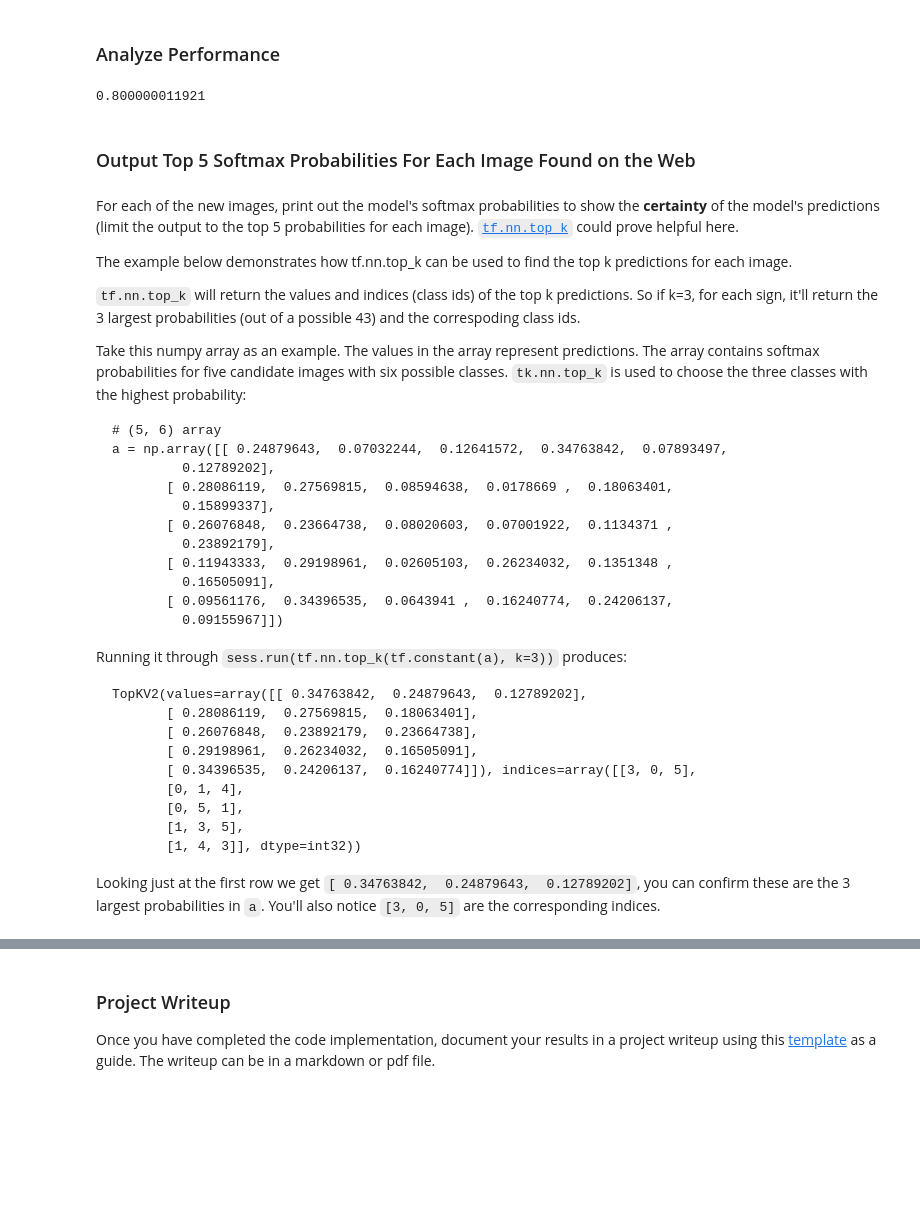
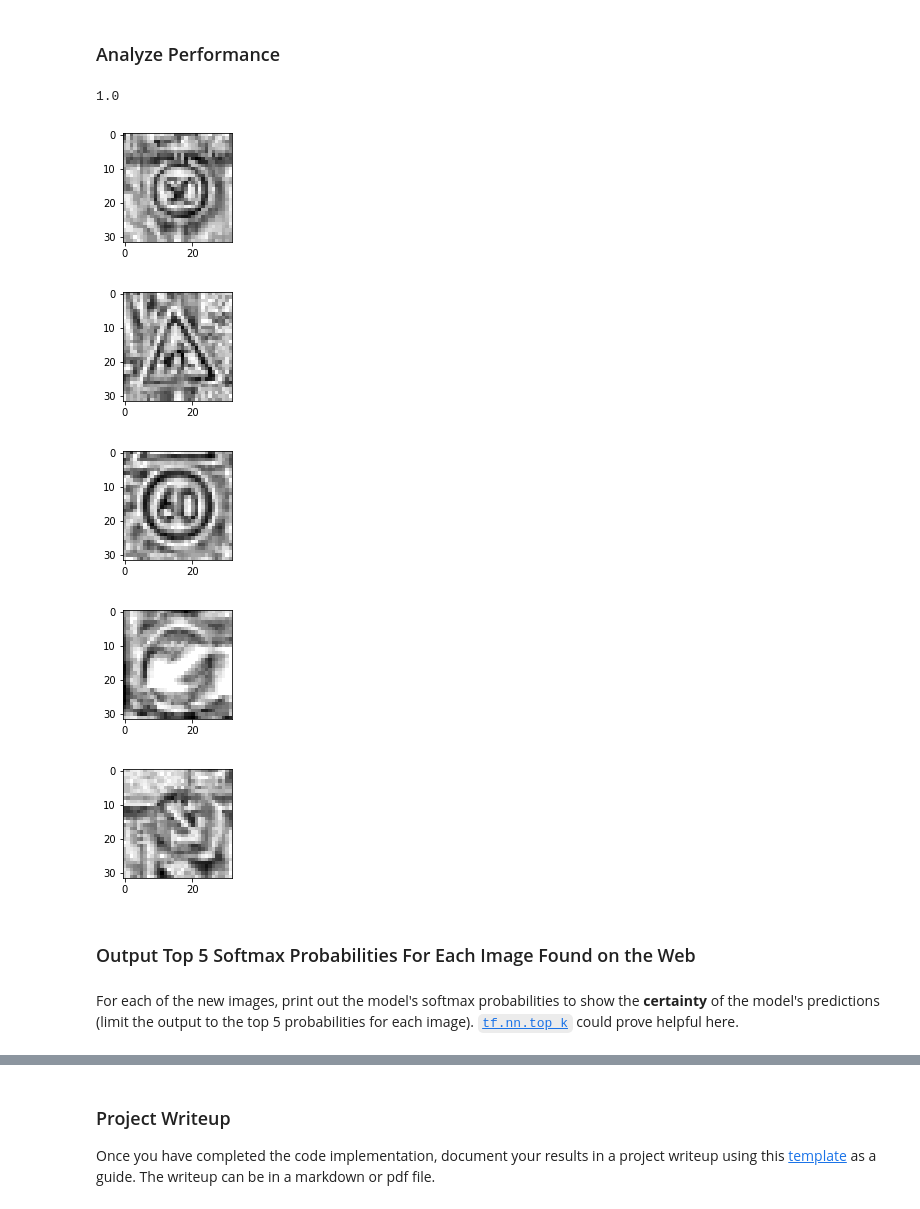
Before and after one commit to AhmedMYassin/Traffic-Sign-Classifier, a Jupyter notebook: Traffic_Sign_Classifier.ipynb, the cells around one changed output, grey strips where cells are left out. Saved outputs shown, nothing was run; the diff lists cells and outputs as text; code cells hidden in the pictures; blank space fills up the shorter version.

````diff
--- a/Traffic_Sign_Classifier.ipynb
+++ b/Traffic_Sign_Classifier.ipynb
@@ -410,74 +412,50 @@ Test Accuracy = 0.934
 ### For example, if the model predicted 1 out of 5 signs correctly, it's 20% accurate on these new images.
 import cv2
 import os, random
 # TODO: Fill this in based on where you saved the training and testing data
 
 test_DE_dir = "GTSRB_Training/Final_Training/Images/"
 
 X_DE_test = []
 Y_DE_test = []
 
 for index in range(5):
     foldername = random.choice(os.listdir(test_DE_dir))
     folder_path = os.path.join(test_DE_dir, foldername)
     filename = random.choice(os.listdir(folder_path))
     img = cv2.imread(os.path.join(folder_path,filename))
     if img is not None:
         img = cv2.resize(img, (32, 32))
         X_DE_test.append(img)
         class_id = foldername.replace("0","");
         if(class_id == ""):
             class_id = "0"
         Y_DE_test.append(int(class_id))
 
 X_DE_test = preprocess(X_DE_test)
 
+for index in range(5):
+    img = X_DE_test[index].squeeze()
+    plt.figure(figsize=(2,2))
+    plt.imshow(img,cmap='gray')
+    f_path = "examples/DE_image" + str(index) + ".png"
+    plt.savefig(f_path)
+
 with tf.Session() as sess:
     saver.restore(sess, tf.train.latest_checkpoint('.'))
     test_loss, test_accuracy = evaluate(X_DE_test, Y_DE_test)
     print(test_accuracy)
 # %% [output]
-0.800000011921
+1.0
+[figure, added]
+[figure, added]
+[figure, added]
+[figure, added]
+[figure, added]
 # %% [markdown]
 ### Output Top 5 Softmax Probabilities For Each Image Found on the Web
-# %% [markdown]
-For each of the new images, print out the model's softmax probabilities to show the **certainty** of the model's predictions (limit the output to the top 5 probabilities for each image). [`tf.nn.top_k`](https://www.tensorflow.org/versions/r0.12/api_docs/python/nn.html#top_k) could prove helpful here.
-
-The example below demonstrates how tf.nn.top_k can be used to find the top k predictions for each image.
-
-`tf.nn.top_k` will return the values and indices (class ids) of the top k predictions. So if k=3, for each sign, it'll return the 3 largest probabilities (out of a possible 43) and the correspoding class ids.
-
-Take this numpy array as an example. The values in the array represent predictions. The array contains softmax probabilities for five candidate images with six possible classes. `tk.nn.top_k` is used to choose the three classes with the highest probability:
-
-```
-# (5, 6) array
-a = np.array([[ 0.24879643,  0.07032244,  0.12641572,  0.34763842,  0.07893497,
-         0.12789202],
-       [ 0.28086119,  0.27569815,  0.08594638,  0.0178669 ,  0.18063401,
-         0.15899337],
-       [ 0.26076848,  0.23664738,  0.08020603,  0.07001922,  0.1134371 ,
-         0.23892179],
-       [ 0.11943333,  0.29198961,  0.02605103,  0.26234032,  0.1351348 ,
-         0.16505091],
-       [ 0.09561176,  0.34396535,  0.0643941 ,  0.16240774,  0.24206137,
-         0.09155967]])
-```
-
-Running it through `sess.run(tf.nn.top_k(tf.constant(a), k=3))` produces:
-
-```
-TopKV2(values=array([[ 0.34763842,  0.24879643,  0.12789202],
-       [ 0.28086119,  0.27569815,  0.18063401],
-       [ 0.26076848,  0.23892179,  0.23664738],
-       [ 0.29198961,  0.26234032,  0.16505091],
-       [ 0.34396535,  0.24206137,  0.16240774]]), indices=array([[3, 0, 5],
-       [0, 1, 4],
-       [0, 5, 1],
-       [1, 3, 5],
-       [1, 4, 3]], dtype=int32))
-```
-
-Looking just at the first row we get `[ 0.34763842,  0.24879643,  0.12789202]`, you can confirm these are the 3 largest probabilities in `a`. You'll also notice `[3, 0, 5]` are the corresponding indices.
+# %% [markdown]
+For each of the new images, print out the model's softmax probabilities to show the **certainty** of the model's predictions (limit the output to the top 5 probabilities for each image). [`tf.nn.top_k`](https://www.tensorflow.org/versions/r0.12/api_docs/python/nn.html#top_k) could prove helpful here.
 # %%
 ### Print out the top five softmax probabilities for the predictions on the German traffic sign images found on the web.
 ### Feel free to use as many code cells as needed.
````
Also changed, not shown: parts of 5 cells of this notebook, 9 other files.
